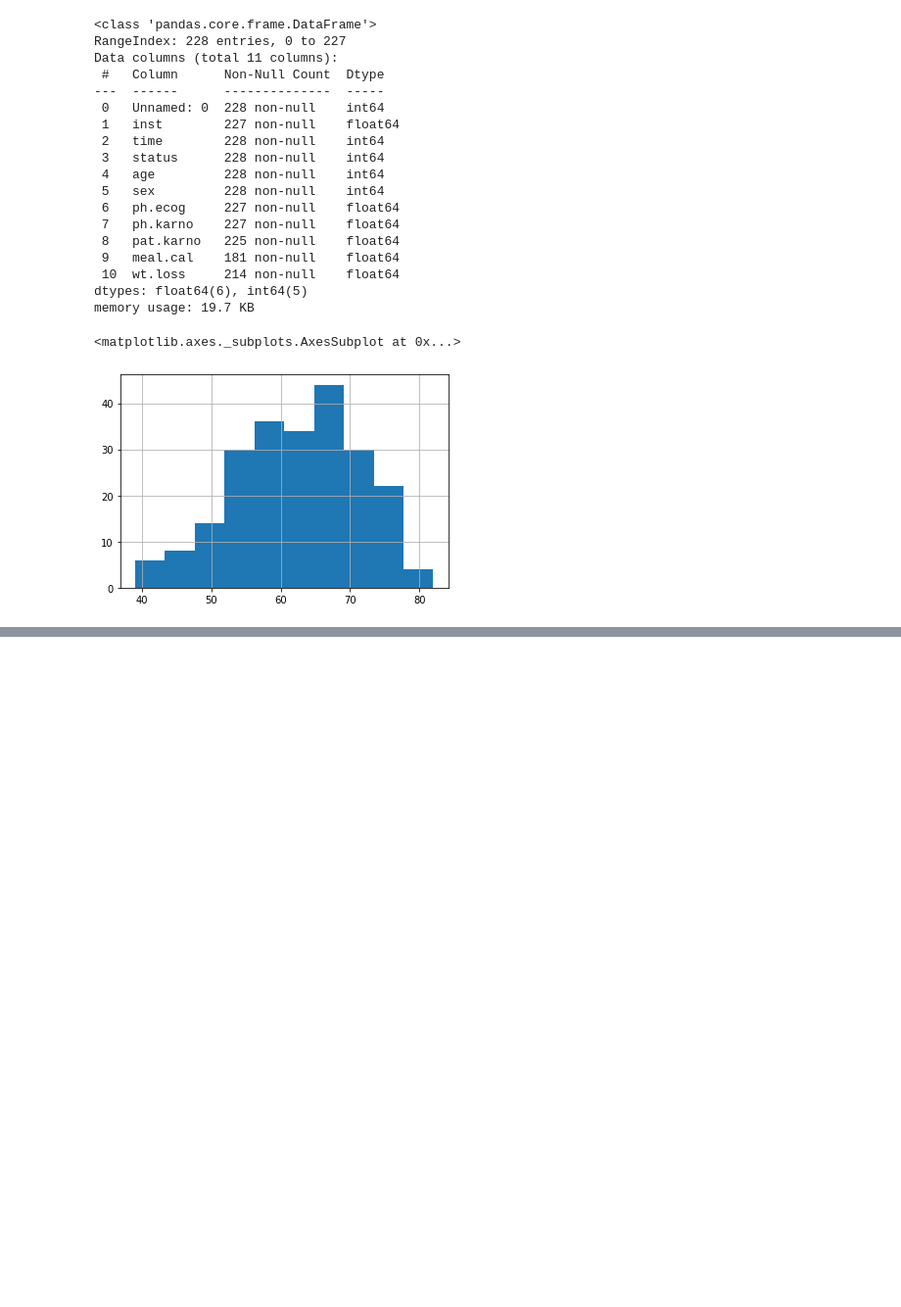
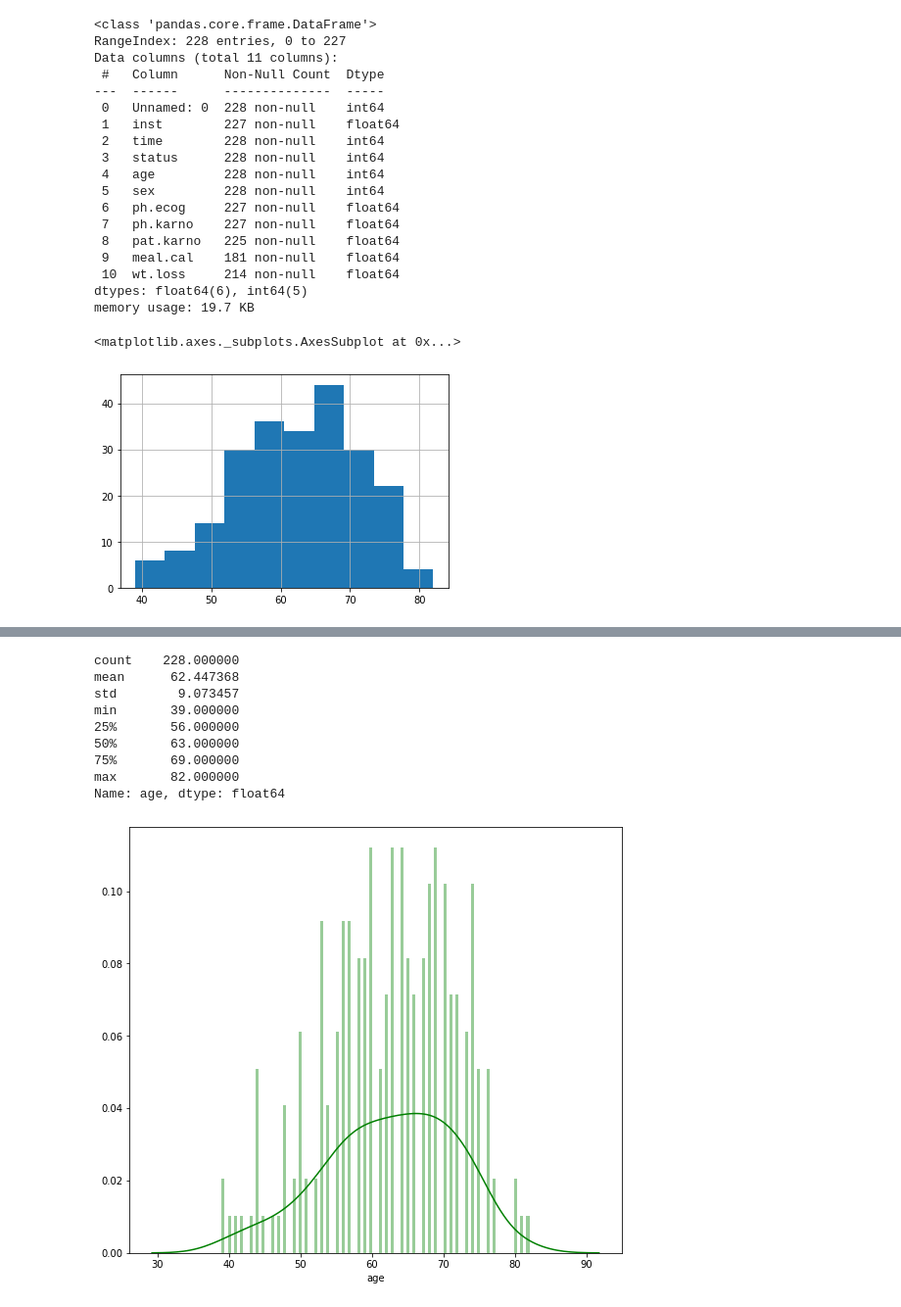
Before and after one commit to pzeb23/SurvivalAnalysisPython, a Jupyter notebook: SurvivalAnalysisPython.ipynb, the cells around one changed output, grey strips where cells are left out. Shown at 98% size. Saved outputs shown, nothing was run; the diff lists cells and outputs as text; code cells hidden in the pictures; blank space fills up the shorter version.

```diff
--- a/SurvivalAnalysisPython.ipynb
+++ b/SurvivalAnalysisPython.ipynb
@@ -42,0 +58,15 @@ data["age"].hist()
+# %%
+print(data['age'].describe())
+plt.figure(figsize=(9, 8))
+sns.distplot(data['age'], color='g', bins=100, hist_kws={'alpha': 0.4});
+# %% [output]
+count    228.000000
+mean      62.447368
+std        9.073457
+min       39.000000
+25%       56.000000
+50%       63.000000
+75%       69.000000
+max       82.000000
+Name: age, dtype: float64
+[figure, added]
```
Also changed, not shown: parts of 7 cells of this notebook.
